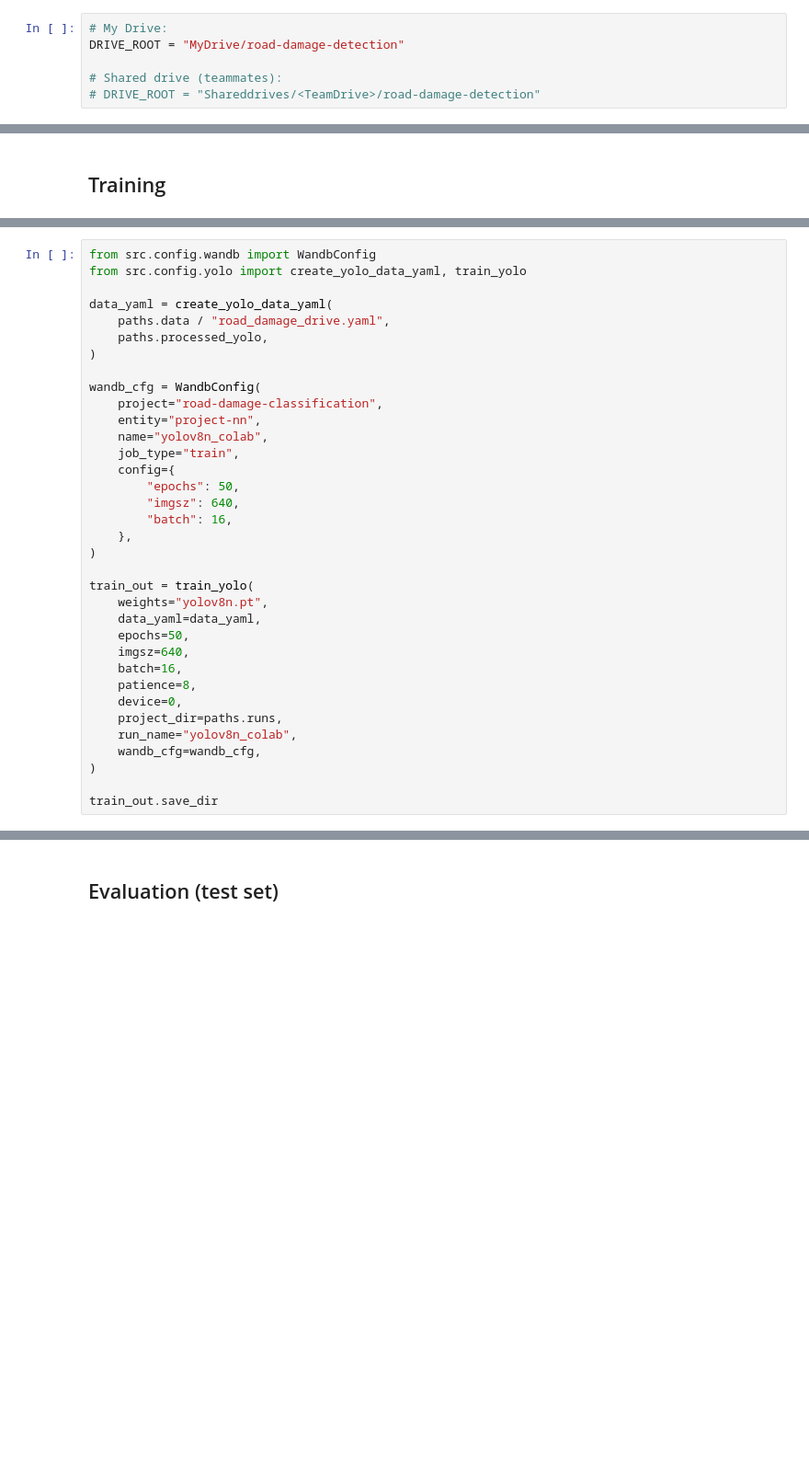
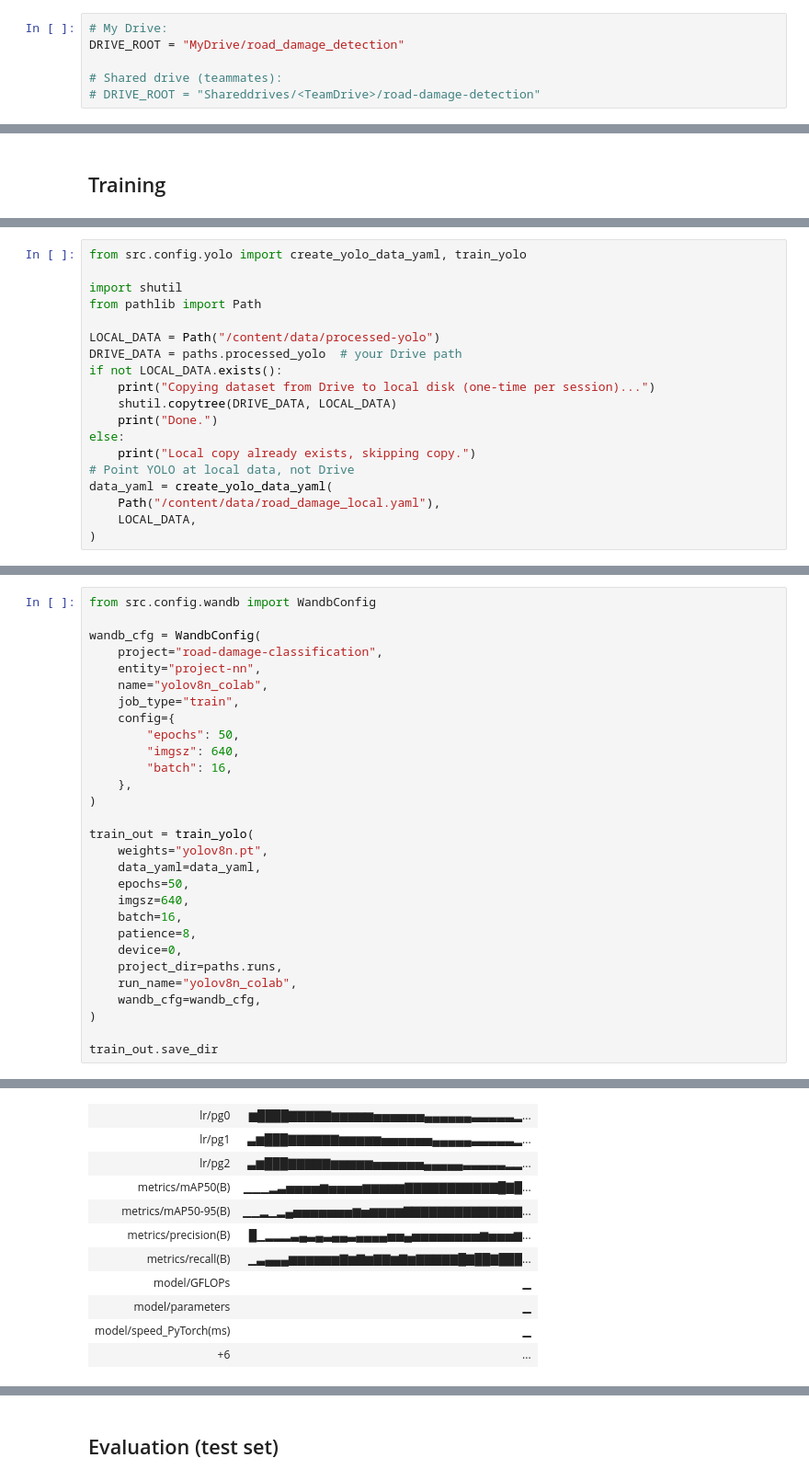
Before and after one commit to orzMik/road-damage-clasification, a Jupyter notebook: notebooks/yolo_v8_baseline_MO.ipynb, the cells around one changed output, grey strips where cells are left out. Shown at 92% size. Cells and saved outputs as stored; diff of their text form; blank space fills up the shorter version.

Commit message:
adding training notebook in colab

```diff
--- a/notebooks/yolo_v8_baseline_MO.ipynb
+++ b/notebooks/yolo_v8_baseline_MO.ipynb
@@ -21,7 +42,7 @@ if str(repo_root) not in sys.path:
     sys.path.append(str(repo_root))
 # %%
 # My Drive:
-DRIVE_ROOT = "MyDrive/road-damage-detection"
+DRIVE_ROOT = "MyDrive/road_damage_detection"
 
 # Shared drive (teammates):
 # DRIVE_ROOT = "Shareddrives/<TeamDrive>/road-damage-detection"
@@ -51,0 +85,19 @@ wandb.login(key=os.environ["WANDB_API_KEY"])
+# %%
+from src.config.yolo import create_yolo_data_yaml, train_yolo
+
+import shutil
+from pathlib import Path
+
+LOCAL_DATA = Path("/content/data/processed-yolo")
+DRIVE_DATA = paths.processed_yolo  # your Drive path
+if not LOCAL_DATA.exists():
+    print("Copying dataset from Drive to local disk (one-time per session)...")
+    shutil.copytree(DRIVE_DATA, LOCAL_DATA)
+    print("Done.")
+else:
+    print("Local copy already exists, skipping copy.")
+# Point YOLO at local data, not Drive
+data_yaml = create_yolo_data_yaml(
+    Path("/content/data/road_damage_local.yaml"),
+    LOCAL_DATA,
+)
@@ -52,11 +107,5 @@ wandb.login(key=os.environ["WANDB_API_KEY"])
 # %%
 from src.config.wandb import WandbConfig
-from src.config.yolo import create_yolo_data_yaml, train_yolo
-
-data_yaml = create_yolo_data_yaml(
-    paths.data / "road_damage_drive.yaml",
-    paths.processed_yolo,
-)
 
 wandb_cfg = WandbConfig(
     project="road-damage-classification",
@@ -84,3 +133,4 @@ train_out = train_yolo(
 )
 
 train_out.save_dir
+# %% [output]
@@ -86,0 +156,11 @@ train_out.save_dir
+| lr/pg0 | ▆████▇▇▇▇▇▆▆▆▆▆▅▅▅▅▅▅▄▄▄▄▄▄▃▃▃▃▃▂... |
+| lr/pg1 | ▃▆███▇▇▇▇▇▇▆▆▆▆▆▅▅▅▅▅▅▄▄▄▄▄▃▃▃▃▃▂... |
+| lr/pg2 | ▃▆███▇▇▇▇▇▆▆▆▆▆▅▅▅▅▅▅▄▄▄▄▄▃▃▃▃▃▂▂... |
+| metrics/mAP50(B) | ▁▁▁▂▃▅▅▅▅▆▅▅▅▅▆▆▆▆▆▇▇▇▇▇▇▇▇▇▇▇█▇█... |
+| metrics/mAP50-95(B) | ▁▁▂▁▂▄▅▅▅▅▅▅▅▆▅▆▆▆▆▇▇▇▇▇▇▇▇▇▇▇▇▇▇... |
+| metrics/precision(B) | █▁▂▂▂▃▄▃▄▃▄▄▃▄▄▄▄▅▅▄▅▅▅▅▅▅▅▅▆▅▅▅▆... |
+| metrics/recall(B) | ▁▃▄▄▄▆▆▆▆▆▆▇▆▇▆▇▇▆▇▆▇▇▇▇▇█▇██▇███... |
+| model/GFLOPs | ▁ |
+| model/parameters | ▁ |
+| model/speed_PyTorch(ms) | ▁ |
+| +6 | ... |
```
Also changed, not shown: parts of 9 cells of this notebook.
